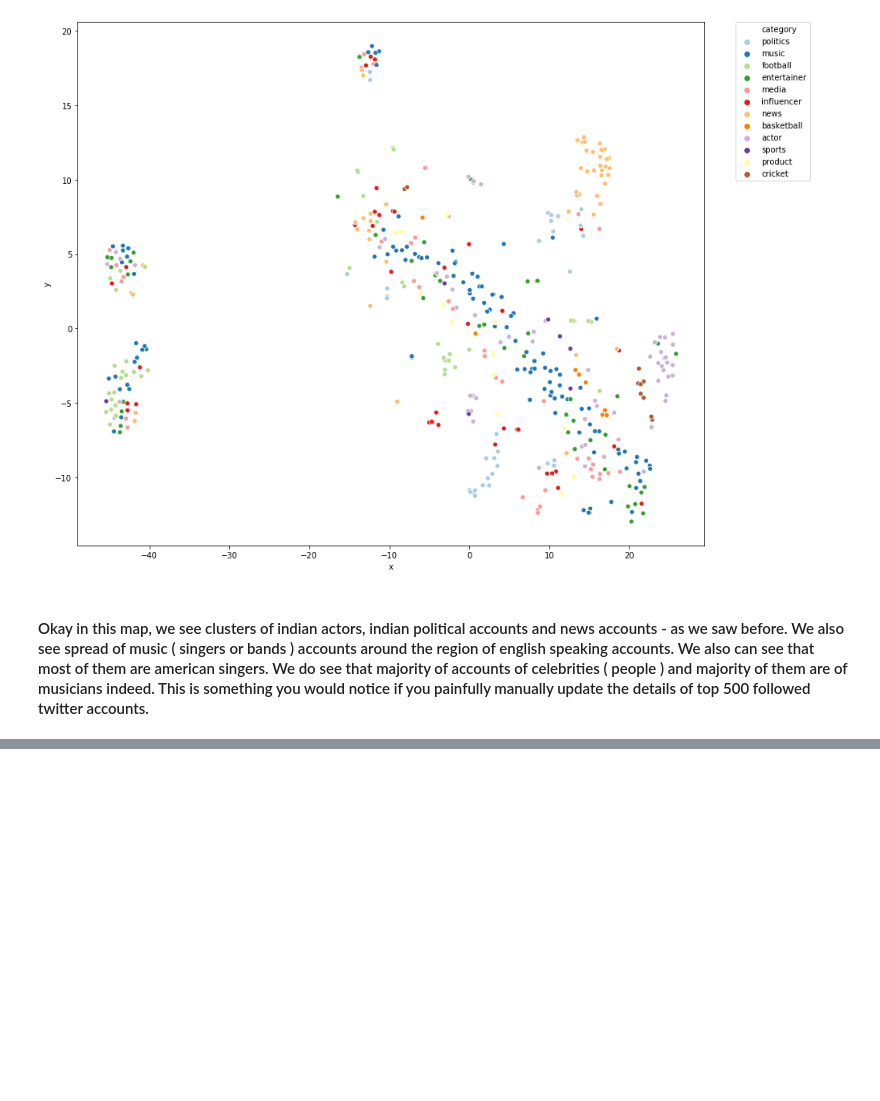
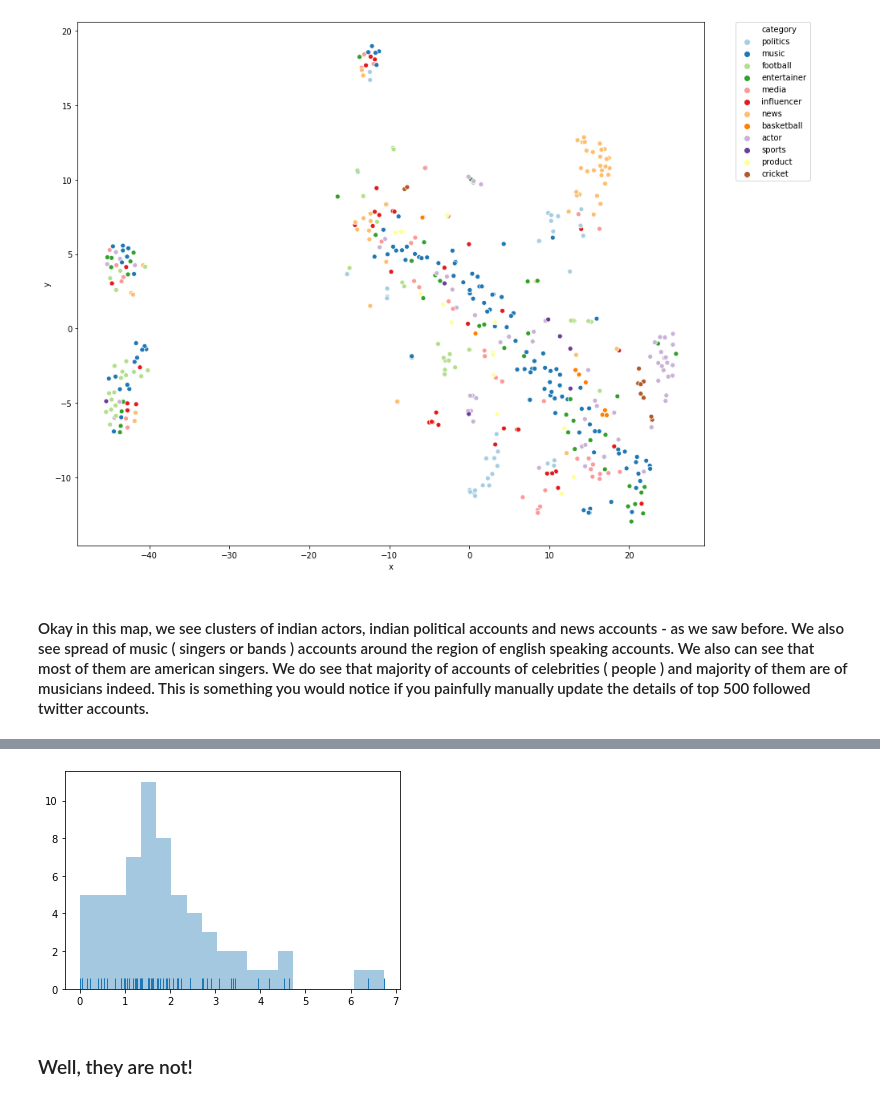
Before and after one commit to guru3/twitter-analysis, a Jupyter notebook: Top 500 followed account distribution - based on similarities.ipynb, the cells around one changed output, grey strips where cells are left out. Saved outputs shown, nothing was run; the diff lists cells and outputs as text; code cells hidden in the pictures; blank space fills up the shorter version.

```diff
--- a/Top 500 followed account distribution - based on similarities.ipynb
+++ b/Top 500 followed account distribution - based on similarities.ipynb
@@ -66,0 +103,9 @@ plot(user_to_categories, 'x', 'y', 'category', 'Paired' )
+# %%
+americans = user_to_categories[ user_to_categories['region'] == 'america' ]
+american_singers = americans[ americans['category'] == 'music'].index.values.tolist()
+freq = [ getFrequencyOfUser(singer) for singer in american_singers ]
+sns.distplot(freq, bins=20, kde=False, rug=True);
+# %% [output]
+[figure, added]
+# %% [markdown]
+### Well, they are not!
```
Also changed, not shown: parts of 5 cells of this notebook.
